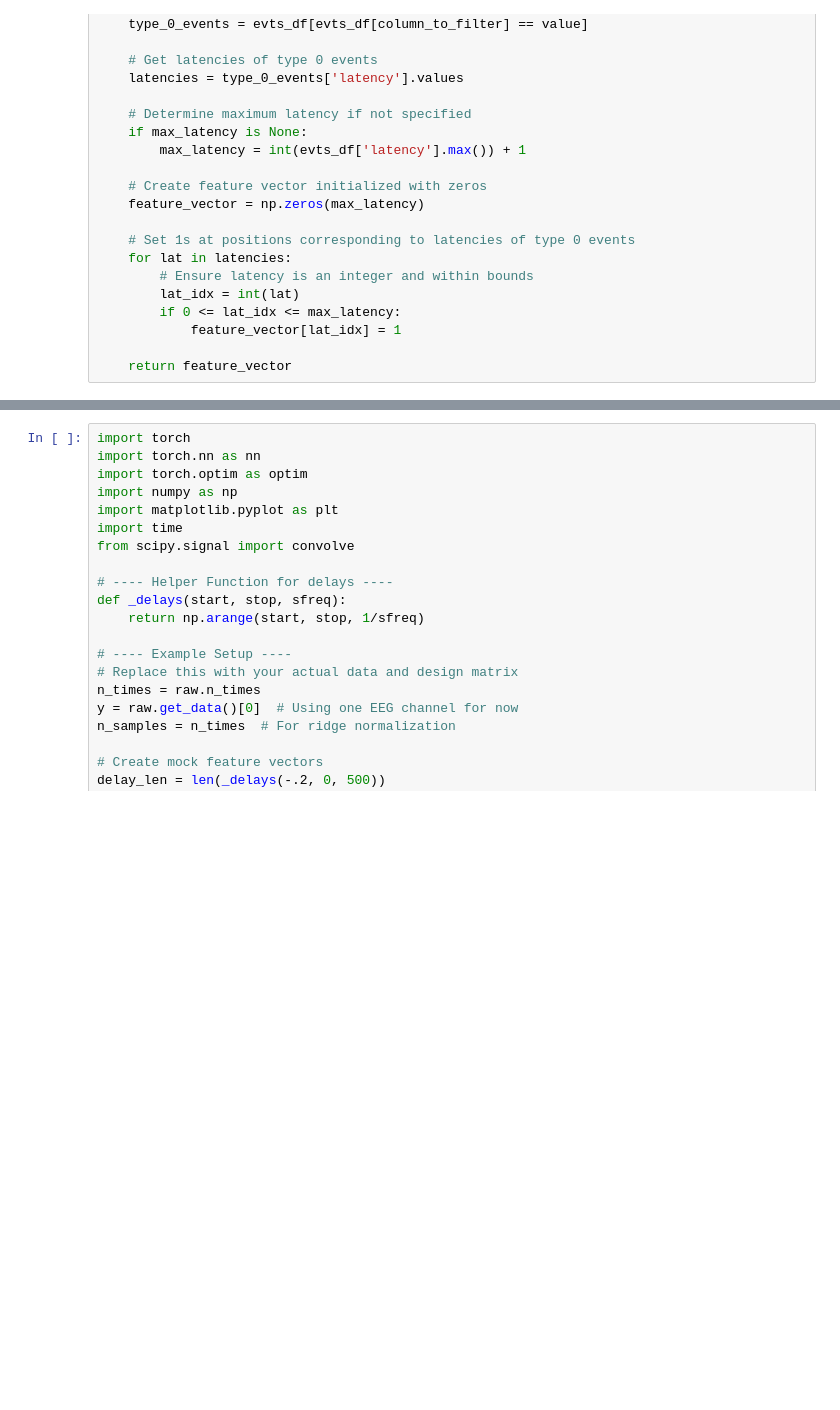
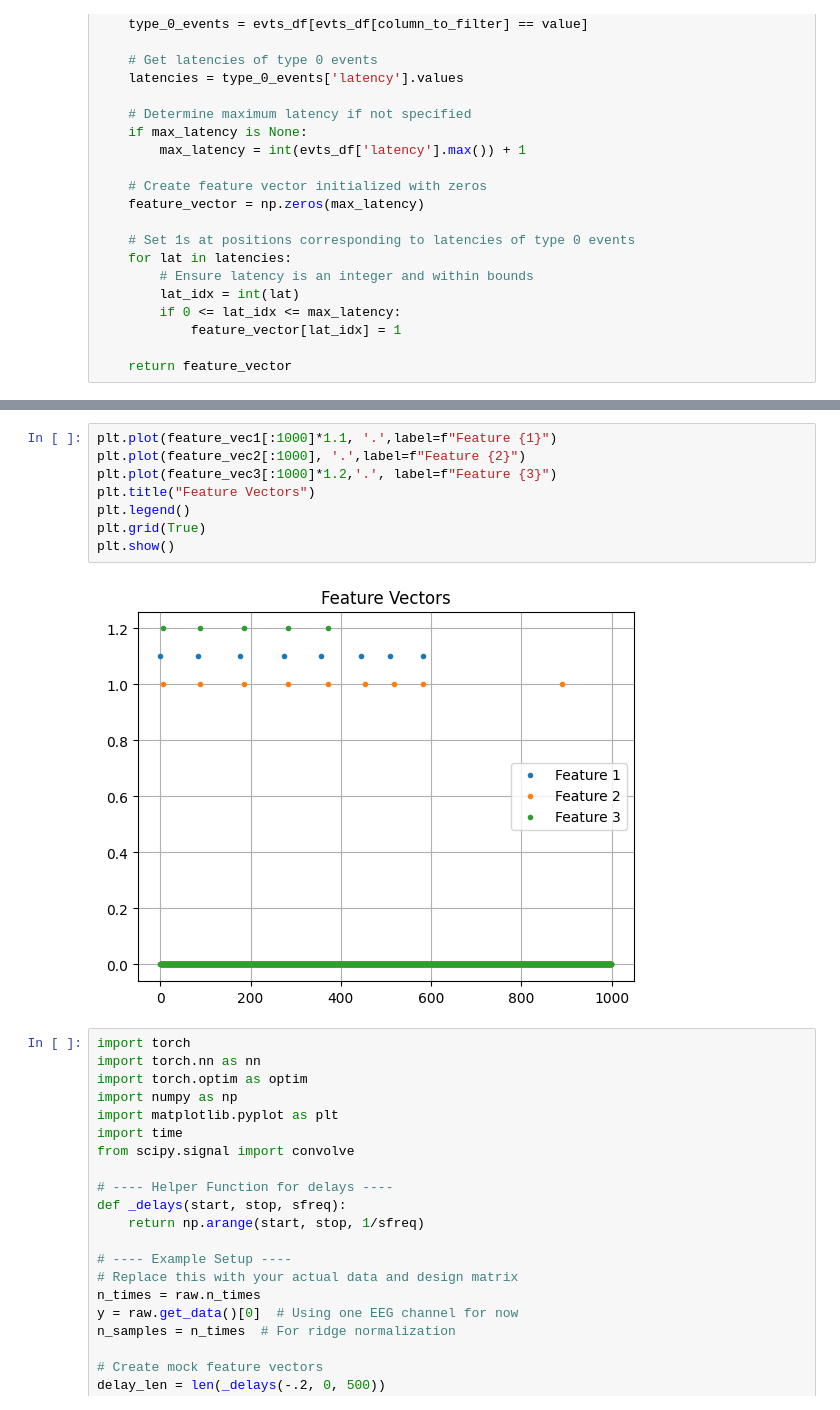
Before and after one commit to incubodac/PyDeconv, a Jupyter notebook: torch_notebook_v4.ipynb, the cells around one changed output, grey strips where cells are left out. Cells and saved outputs as stored; diff of their text form; blank space fills up the shorter version.

```diff
--- a/torch_notebook_v4.ipynb
+++ b/torch_notebook_v4.ipynb
@@ -1043,3 +1045,13 @@ Training completed in 33.54 seconds
+# %%
+plt.plot(feature_vec1[:1000]*1.1, '.',label=f"Feature {1}")
+plt.plot(feature_vec2[:1000], '.',label=f"Feature {2}")
+plt.plot(feature_vec3[:1000]*1.2,'.', label=f"Feature {3}")
+plt.title("Feature Vectors")
+plt.legend()
+plt.grid(True)
+plt.show()
+# %% [output]
+[figure, added]
 # %%
 import torch
 import torch.nn as nn
```
Also changed, not shown: parts of 8 cells of this notebook.
